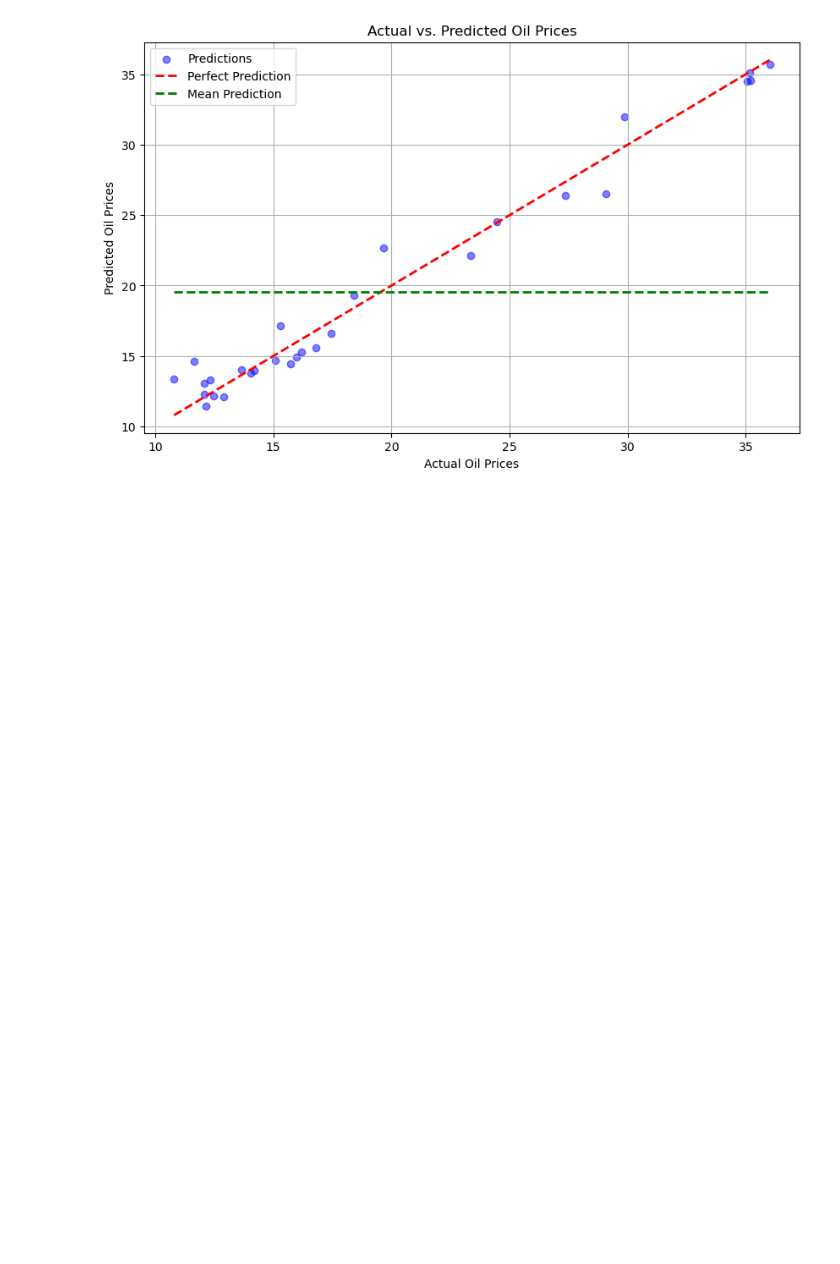
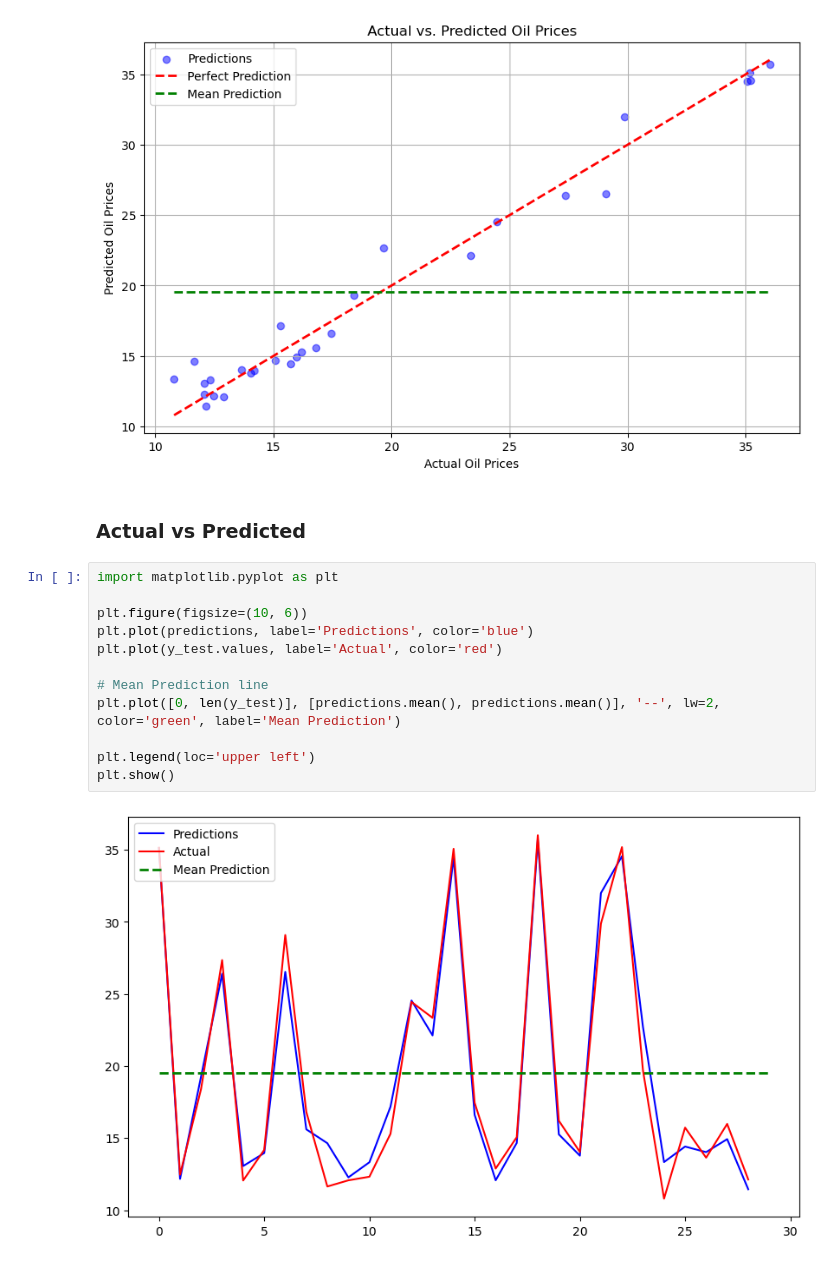
Before and after one commit to Hutto04/The-Oval-Table, a Jupyter notebook: Maria-Mills/Models/Random-Forest/cleaned-data/random-forest-1.ipynb, the cells around one changed output. Drawn from its saved outputs; the diff is of its cells as text; blank space fills up the shorter version.

Commit message:
Add actual vs. predicted to RF

```diff
--- a/Maria-Mills/Models/Random-Forest/cleaned-data/random-forest-1.ipynb
+++ b/Maria-Mills/Models/Random-Forest/cleaned-data/random-forest-1.ipynb
@@ -168,3 +174,19 @@ plt.legend(loc='upper left')
 plt.show()
 # %% [output]
 [figure]
+# %% [markdown]
+### Actual vs Predicted
+# %%
+import matplotlib.pyplot as plt
+
+plt.figure(figsize=(10, 6))
+plt.plot(predictions, label='Predictions', color='blue')
+plt.plot(y_test.values, label='Actual', color='red')
+
+# Mean Prediction line
+plt.plot([0, len(y_test)], [predictions.mean(), predictions.mean()], '--', lw=2, color='green', label='Mean Prediction')
+
+plt.legend(loc='upper left')
+plt.show()
+# %% [output]
+[figure, added]
```
Also changed, not shown: parts of 2 cells of this notebook.
